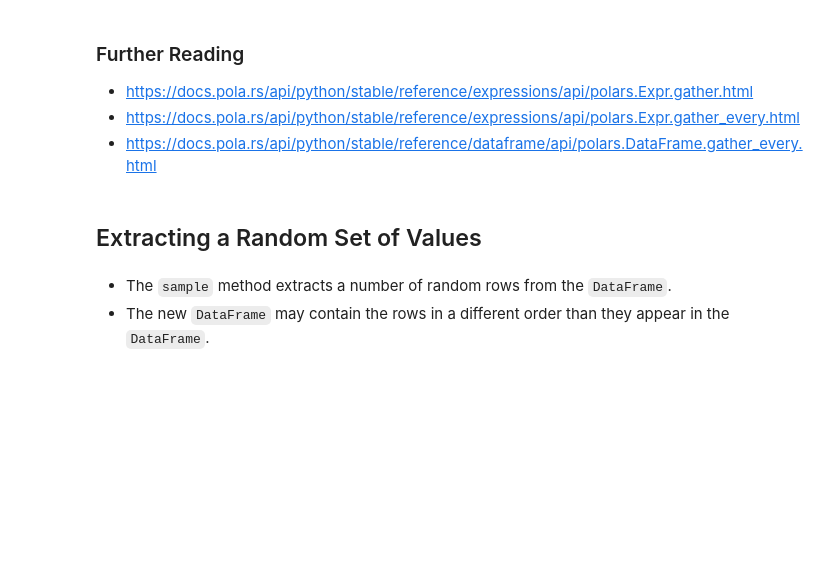
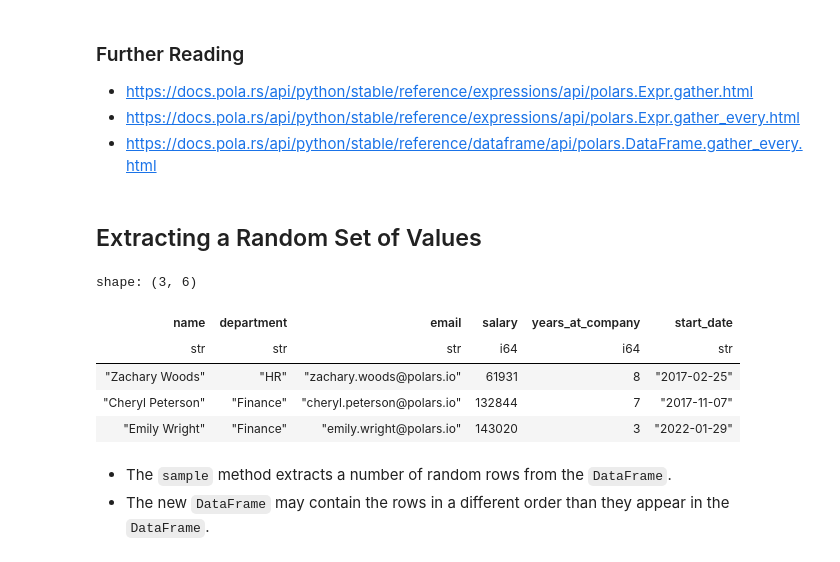
Before and after one commit to yaowenqiang/Data-Analysis-with-Polars-and-Python, a Jupyter notebook: incomplete/04 - DataFrames I.ipynb, the cells around one changed output. Drawn from its saved outputs; the diff is of its cells as text; code cells hidden in the pictures; blank space fills up the shorter version.

Commit message:
add sample method notes

```diff
--- a/incomplete/04 - DataFrames I.ipynb
+++ b/incomplete/04 - DataFrames I.ipynb
@@ -1025,6 +1025,15 @@ shape: (500, 6)
 - https://docs.pola.rs/api/python/stable/reference/dataframe/api/polars.DataFrame.gather_every.html
 # %% [markdown]
 ## Extracting a Random Set of Values
+# %%
+employees.sample(3)
+# %% [output]
+shape: (3, 6)
+| name | department | email | salary | years_at_company | start_date |
+| str | str | str | i64 | i64 | str |
+| "Zachary Woods" | "HR" | "zachary.woods@polars.io" | 61931 | 8 | "2017-02-25" |
+| "Cheryl Peterson" | "Finance" | "cheryl.peterson@polars.io" | 132844 | 7 | "2017-11-07" |
+| "Emily Wright" | "Finance" | "emily.wright@polars.io" | 143020 | 3 | "2022-01-29" |
 # %% [markdown]
 - The `sample` method extracts a number of random rows from the `DataFrame`.
 - The new `DataFrame` may contain the rows in a different order than they appear in the `DataFrame`.
```
